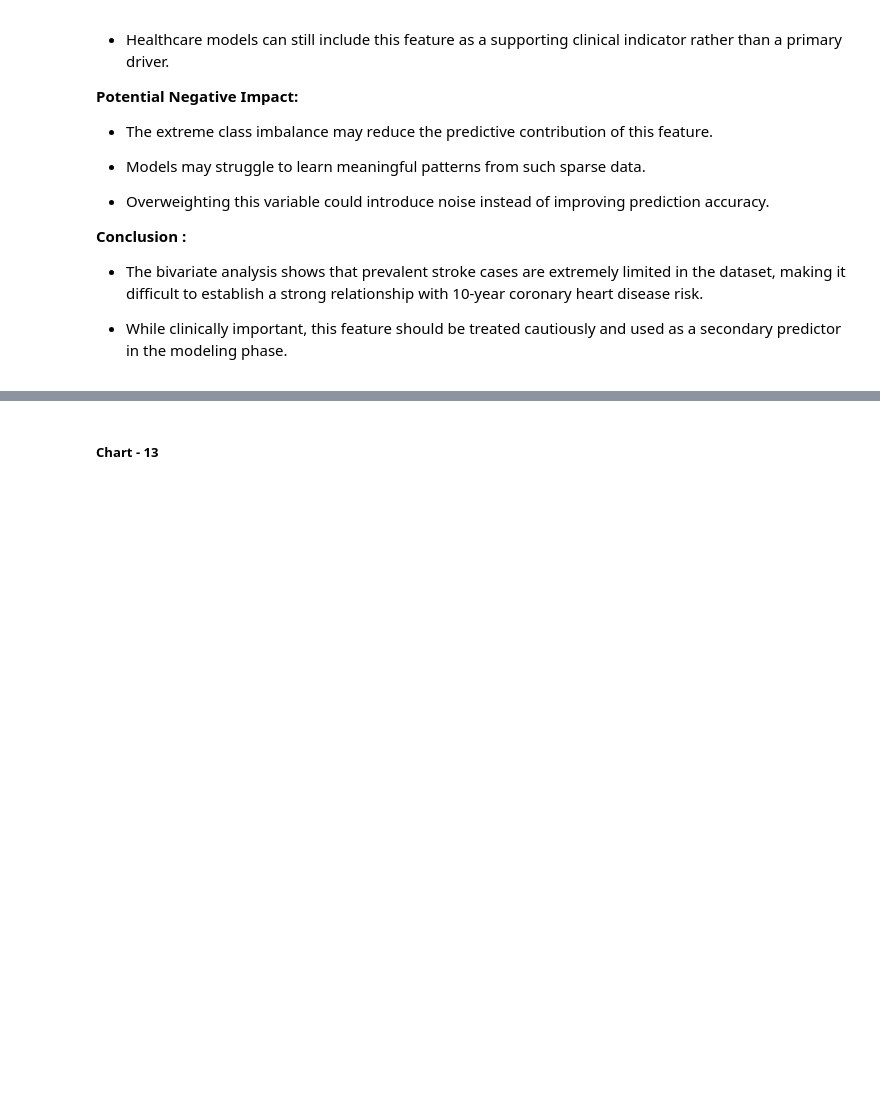
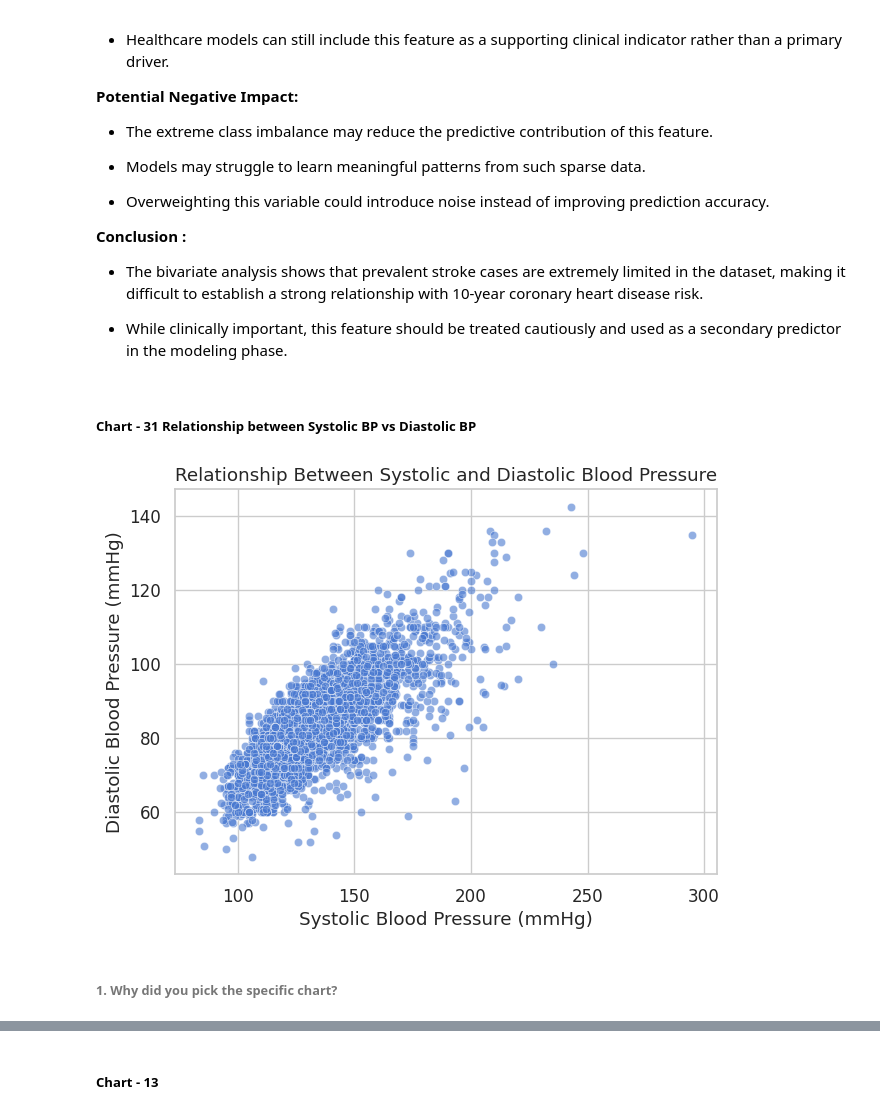
Before and after one commit to MonaliM5/cardio_risk_prediction, a Jupyter notebook: notebooks/Cardiovascular_Risk_Prediction.ipynb, the cells around one changed output, grey strips where cells are left out. Drawn from its saved outputs; the diff is of its cells as text; code cells hidden in the pictures; blank space fills up the shorter version.

Commit message:
viz (chart 31) :  analyze relationship between systolic and diastolic blood pressure

```diff
--- a/notebooks/Cardiovascular_Risk_Prediction.ipynb
+++ b/notebooks/Cardiovascular_Risk_Prediction.ipynb
@@ -2997,3 +2997,41 @@ Are there any insights that lead to negative growth? Justify with specific reaso
 * The bivariate analysis shows that prevalent stroke cases are extremely limited in the dataset, making it difficult to establish a strong relationship with 10-year coronary heart disease risk.
 
 * While clinically important, this feature should be treated cautiously and used as a secondary predictor in the modeling phase.
+# %% [markdown]
+##### Chart - 31 Relationship between Systolic BP vs Diastolic BP
+# %%
+# Chart - 31 visualization code
+
+
+# ============================================================
+# 📊 Bivariate Analysis - Chart 14
+# Relationship between Systolic BP vs Diastolic BP
+# ============================================================
+
+
+# creating a new figure to define the size of the plot
+plt.figure(figsize=(7, 5))
+
+# plotting a scatter plot to visualize the relationship between systolic and diastolic blood pressure
+sns.scatterplot(
+    x='sysBP',
+    y='diaBP',
+    data=df_wrangle,
+    alpha=0.6
+)
+
+# setting the title to describe the relationship being visualized
+plt.title('Relationship Between Systolic and Diastolic Blood Pressure')
+
+# labeling the x-axis to represent systolic blood pressure values
+plt.xlabel('Systolic Blood Pressure (mmHg)')
+
+# labeling the y-axis to represent diastolic blood pressure values
+plt.ylabel('Diastolic Blood Pressure (mmHg)')
+
+# displaying the final plot
+plt.show()
+# %% [output]
+[figure, added]
+# %% [markdown]
+###### 1. Why did you pick the specific chart?
```
Also changed, not shown: parts of 15 cells of this notebook.
